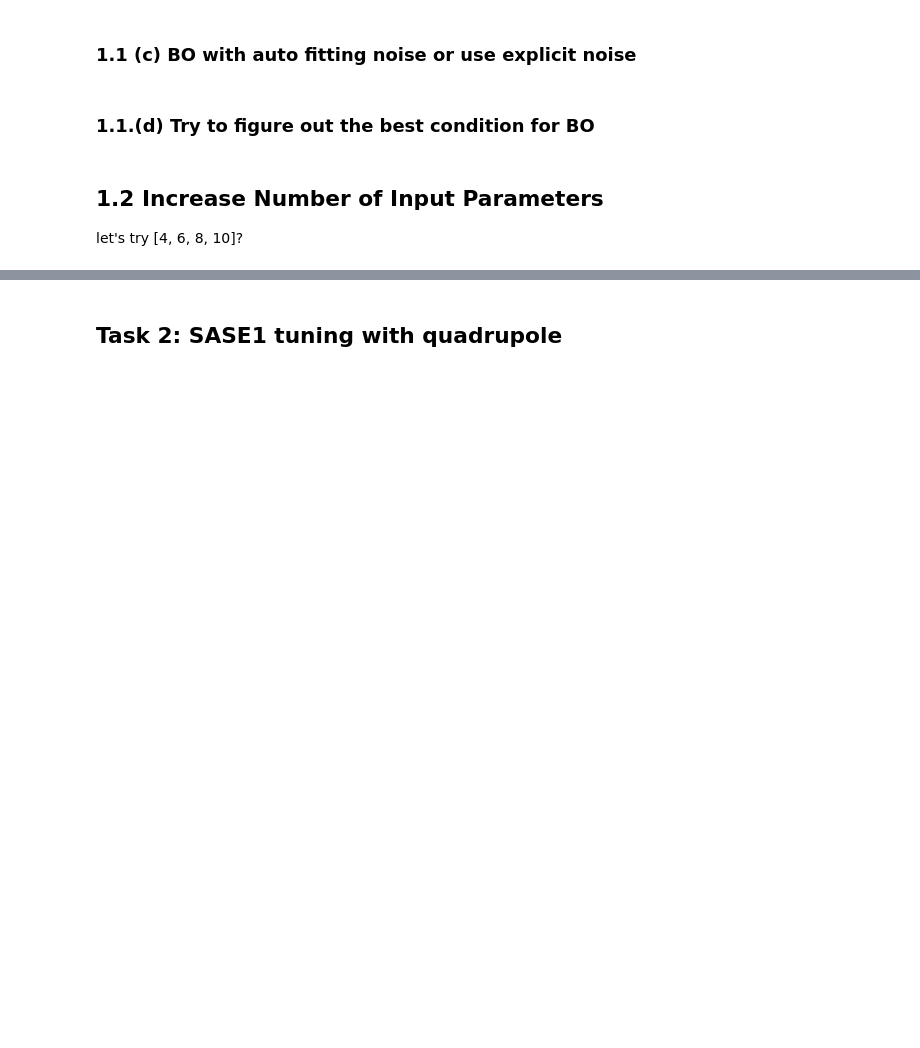
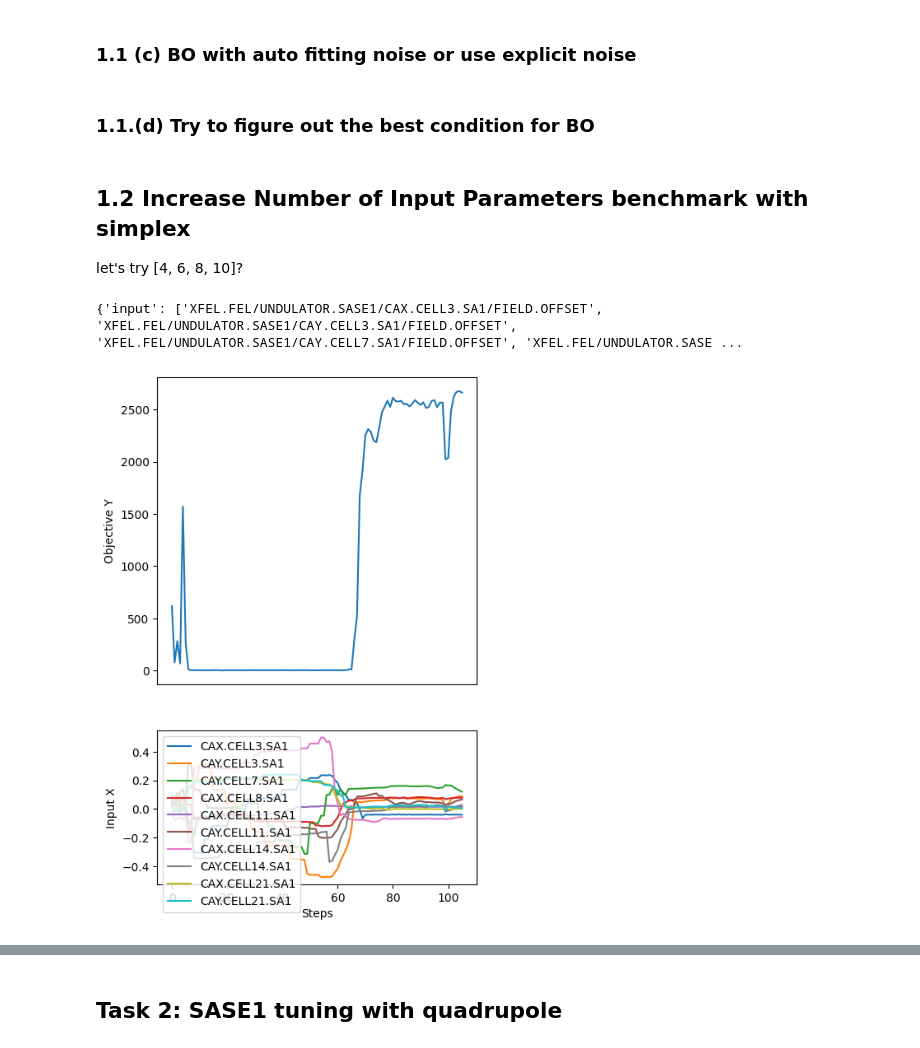
Before and after one commit to cr-xu/bo-4-euxfel, a Jupyter notebook: Beamtime_notebook.ipynb, the cells around one changed output, grey strips where cells are left out. Cells and saved outputs as stored; diff of their text form; code cells hidden in the pictures; blank space fills up the shorter version.

```diff
--- a/Beamtime_notebook.ipynb
+++ b/Beamtime_notebook.ipynb
@@ -107,6 +142,30 @@ bo = SimpleBO(
 #     fixed_noise=True,
 # )
 # %% [markdown]
-## 1.2 Increase Number of Input Parameters
+## 1.2 Increase Number of Input Parameters benchmark with simplex
 
 let's try [4, 6, 8, 10]?
+# %%
+config_1_highdim = deepcopy(p_config_1)
+# indices = [0,4,8,12,16,20]
+# indices = [0,1,9,10,22,23]
+# indices = [0,1,9,10,22,23,36,37]
+indices = [0,1,9,10,16,17,22,23,36,37]
+config_1_highdim["id"] = np.array(p_config_1["id"])[indices]
+config_1_highdim["bounds"] = np.array(p_config_1["lims"])[indices]
+# %%
+log_file = f"log/benchmark_ucb_{datetime.now().strftime('%Y_%m_%d-%H_%M_%S')}.json"
+
+bo = SimpleBO(
+    config_1_highdim, acquisition="UCB",
+    proximal_len=0.5,
+)
+# bo.max_iter = 50
+bo.max_iter = 100
+# %%
+fig, axes = plt.subplots(2,1, figsize=(5,8), height_ratios=(2,1))
+bo.optimize(set_to_best=True, fname=log_file, callback=partial(plot_progress, bo, fig, axes))
+print(bo.history["metadata"])
+# %% [output]
+{'input': ['XFEL.FEL/UNDULATOR.SASE1/CAX.CELL3.SA1/FIELD.OFFSET', 'XFEL.FEL/UNDULATOR.SASE1/CAY.CELL3.SA1/FIELD.OFFSET', 'XFEL.FEL/UNDULATOR.SASE1/CAY.CELL7.SA1/FIELD.OFFSET', 'XFEL.FEL/UNDULATOR.SASE ...
+[figure, added]
```
Also changed, not shown: parts of 34 cells of this notebook.
